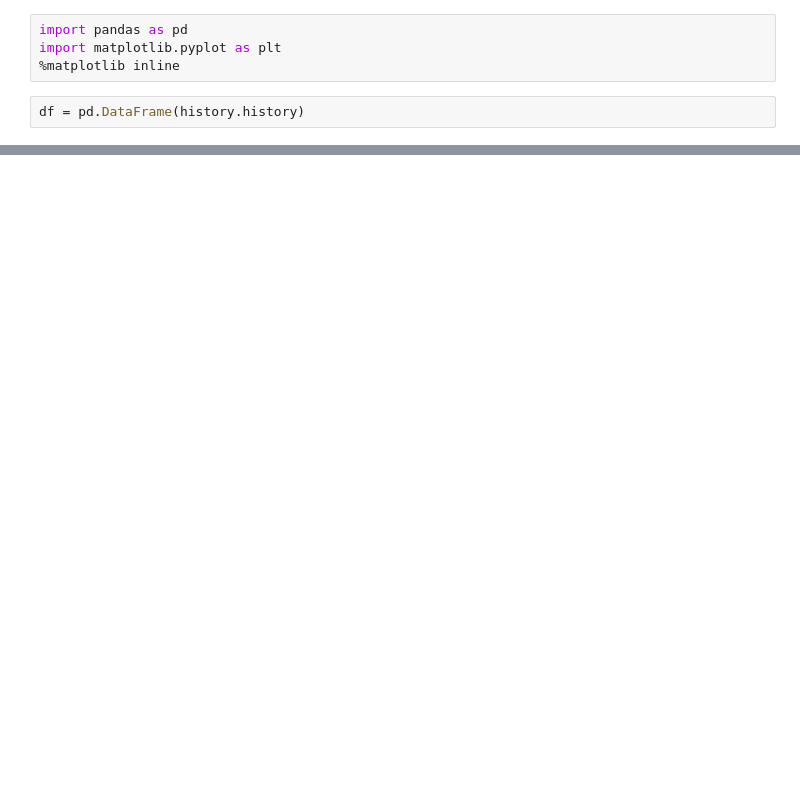
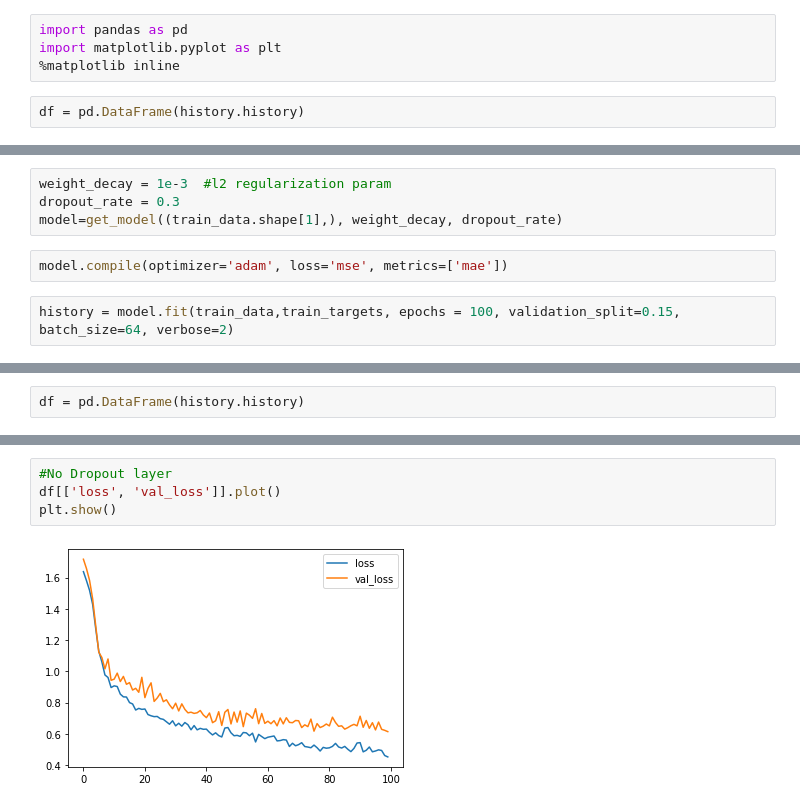
Before and after one commit to ravitata/tensorflow2, a Jupyter notebook: w2_work.ipynb, the cells around one changed output, grey strips where cells are left out. Cells and saved outputs as stored; diff of their text form; blank space fills up the shorter version.

```diff
--- a/w2_work.ipynb
+++ b/w2_work.ipynb
@@ -178,0 +222,8 @@ model.evaluate(test_data, test_targets, verbose=2)
+# %%
+weight_decay = 1e-3  #l2 regularization param
+dropout_rate = 0.3
+model=get_model((train_data.shape[1],), weight_decay, dropout_rate)
+# %%
+model.compile(optimizer='adam', loss='mse', metrics=['mae'])
+# %%
+history = model.fit(train_data,train_targets, epochs = 100, validation_split=0.15, batch_size=64, verbose=2)
@@ -178,0 +253,2 @@ model.evaluate(test_data, test_targets, verbose=2)
+# %%
+df = pd.DataFrame(history.history)
@@ -178,0 +264,6 @@ model.evaluate(test_data, test_targets, verbose=2)
+# %%
+#No Dropout layer
+df[['loss', 'val_loss']].plot()
+plt.show()
+# %% [output]
+[figure, added]
```
Also changed, not shown: parts of 16 cells of this notebook.
